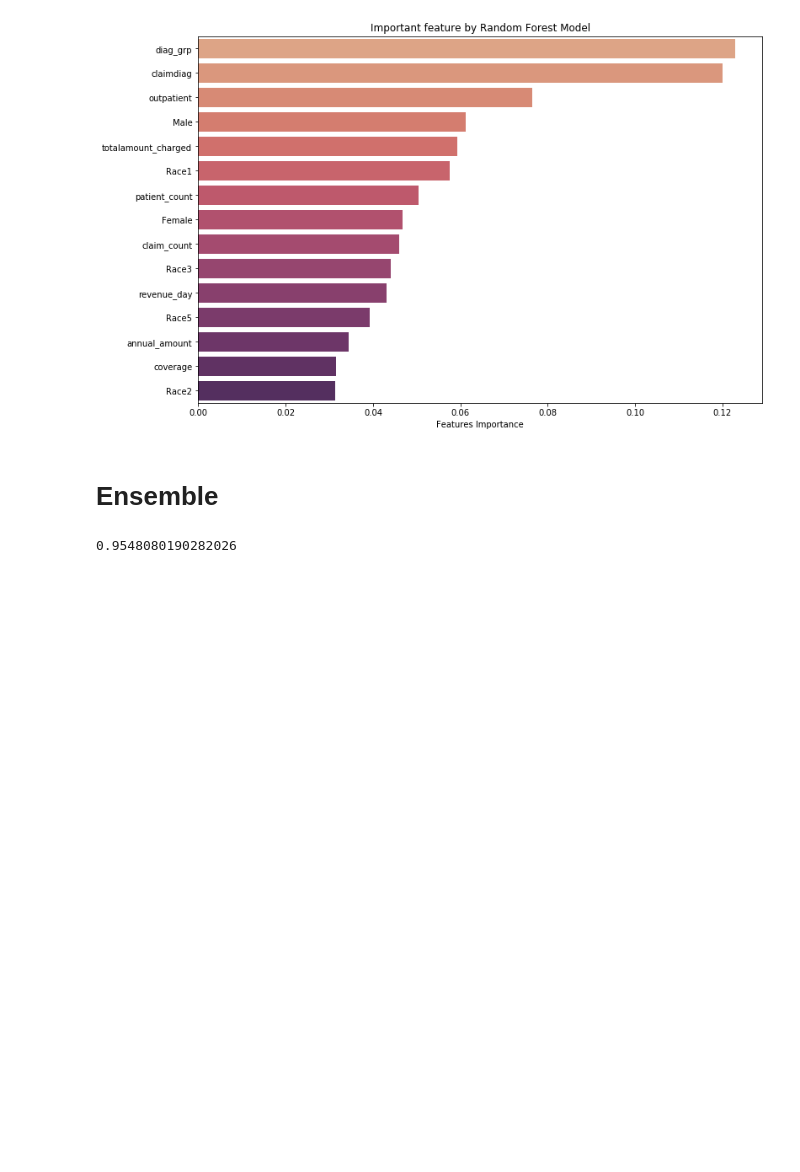
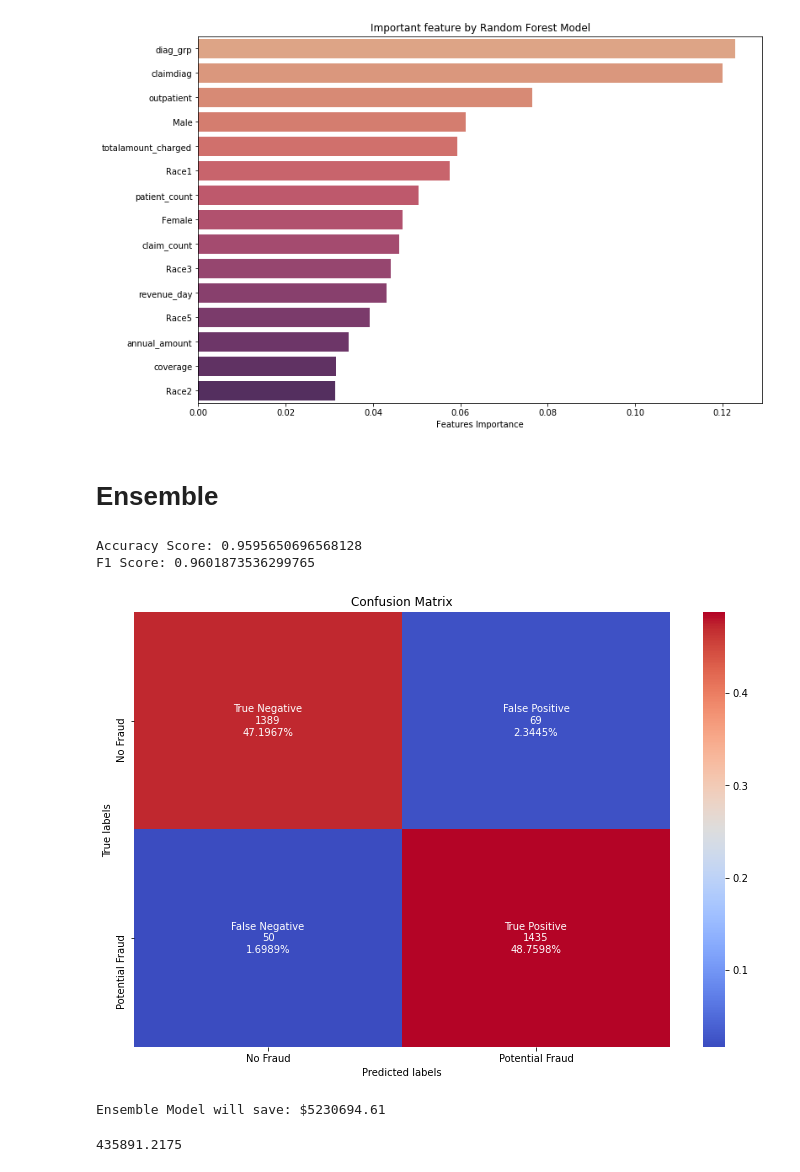
Before and after one commit to emilywang10/healthcare_fraud, a Jupyter notebook: cost_function__ensemble_model.ipynb, the cells around one changed output. Cells and saved outputs as stored; diff of their text form; code cells hidden in the pictures; blank space fills up the shorter version.

```diff
--- a/cost_function__ensemble_model.ipynb
+++ b/cost_function__ensemble_model.ipynb
@@ -417,8 +371,8 @@ Fitting 5 folds for each of 288 candidates, totalling 1440 fits
  'min_samples_split': 8,
  'n_estimators': 500}
 # %%
-bestRF = RandomForestClassifier(max_depth= 80, max_features= 3, min_samples_leaf=3, min_samples_split=8,
-                                n_estimators= 500)
+bestRF = RandomForestClassifier(max_depth= 50, max_features= 3, min_samples_leaf=3, min_samples_split=8,
+                                n_estimators= 300)
 # %%
 bestRF.fit(X_train_sm, y_train_sm)
 # %% [output]
@@ -475,12 +429,24 @@ Text(0, 0.5, '')
 # %%
 from sklearn.ensemble import VotingClassifier
 
 ensemble = VotingClassifier(estimators=[('GBC', gbc2), ('XGB', xgb2),('RF',bestRF)], voting='hard')
 ensemble.fit(X_train_sm, y_train_sm)
-ensemble.score(X_test_sm, y_test_sm)
+y_pred = ensemble.predict(X_test_sm)
 
-# print(f'Accuracy Score: {accuracy_score(y_test_sm,predicted_test)}')
-# print('F1 Score: {}'.format(f1_score(y_test_sm, predicted_test)))
-# conf_mat(y_test_sm, predicted_test)
+print(f'Accuracy Score: {accuracy_score(y_test_sm, y_pred)}')
+print('F1 Score: {}'.format(f1_score(y_test_sm, y_pred)))
+conf_mat(y_test_sm, y_pred)
 # %% [output]
-0.9548080190282026
+Accuracy Score: 0.9595650696568128
+F1 Score: 0.9601873536299765
+[figure, added]
+# %%
+#Ensemble cost saved
+Ensemble_cost = Pos * .4876 * c - Pos * i - c * Neg*.0170
+print(f'Ensemble Model will save: ${round(Ensemble_cost / .3 * n, 2)}')
+# %% [output]
+Ensemble Model will save: $5230694.61
+# %%
+5230694.61/12
+# %% [output]
+435891.2175
```
Also changed, not shown: parts of 23 cells of this notebook.
